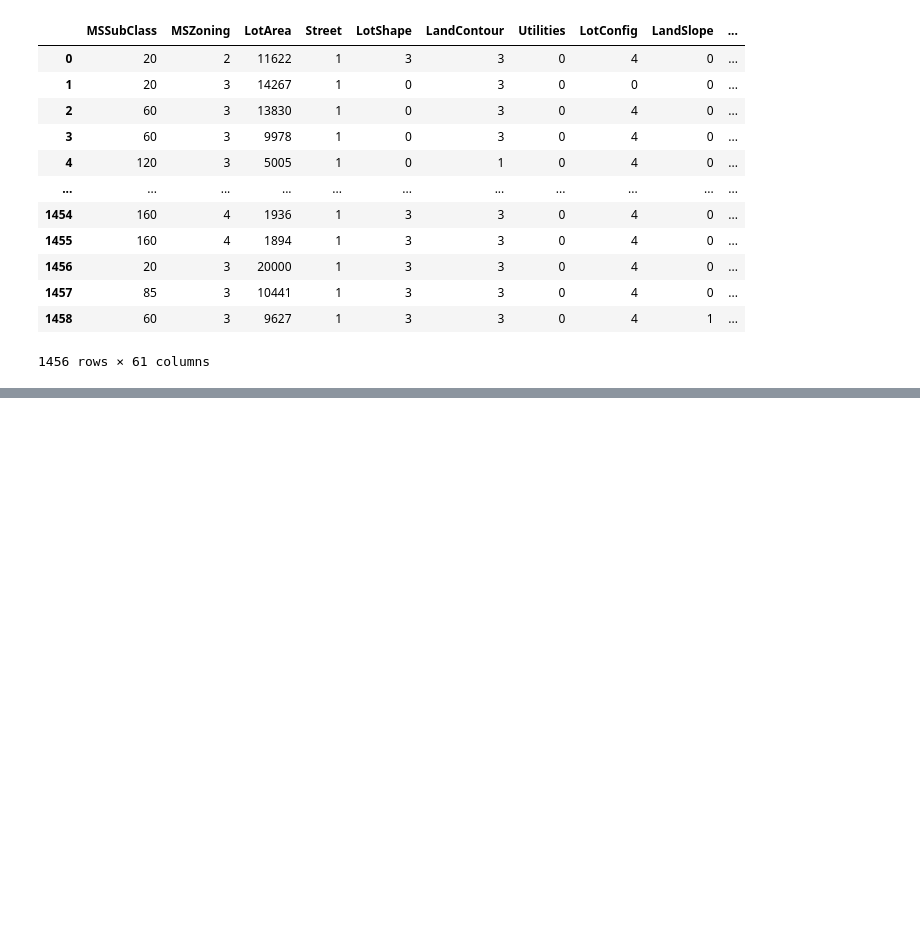
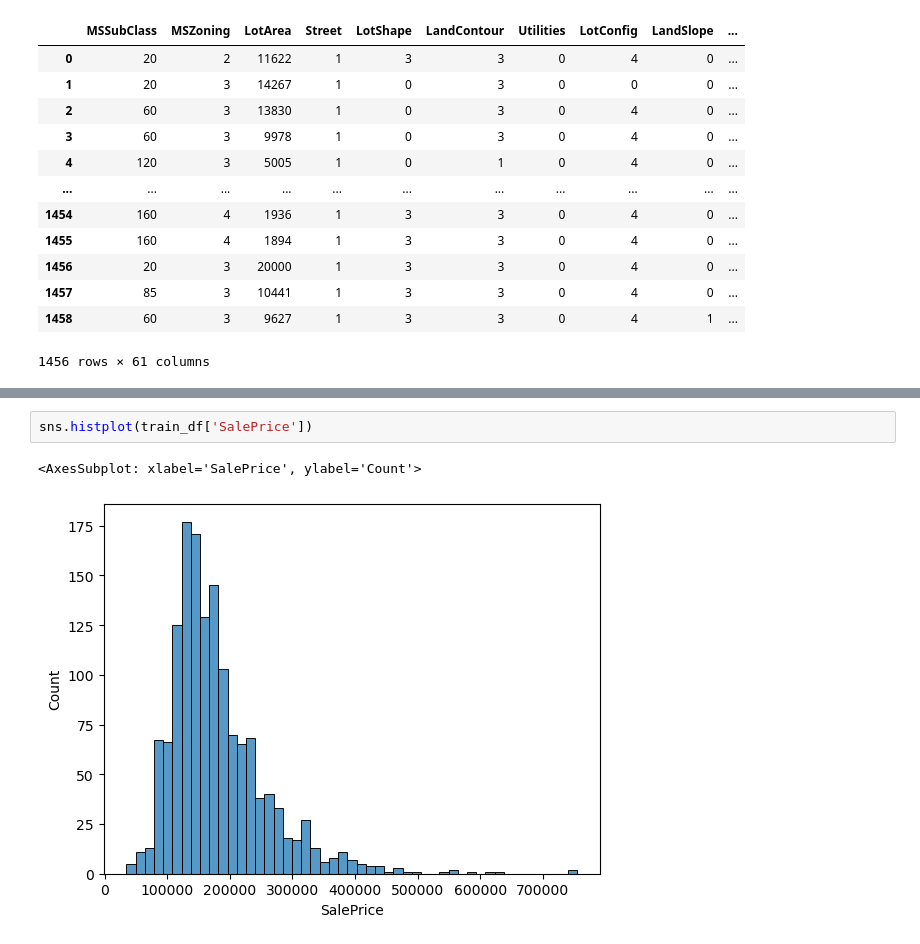
Before and after one commit to bilalcelebi/notebooks, a Jupyter notebook: some-learnings/Model Selecting in Regression.ipynb, the cells around one changed output, grey strips where cells are left out. Saved outputs shown, nothing was run; the diff lists cells and outputs as text; blank space fills up the shorter version.

```diff
--- a/some-learnings/Model Selecting in Regression.ipynb
+++ b/some-learnings/Model Selecting in Regression.ipynb
@@ -119,0 +137,5 @@ test_df
+# %%
+sns.histplot(train_df['SalePrice'])
+# %% [output]
+<AxesSubplot: xlabel='SalePrice', ylabel='Count'>
+[figure, added]
```
Also changed, not shown: parts of 11 cells of this notebook.
